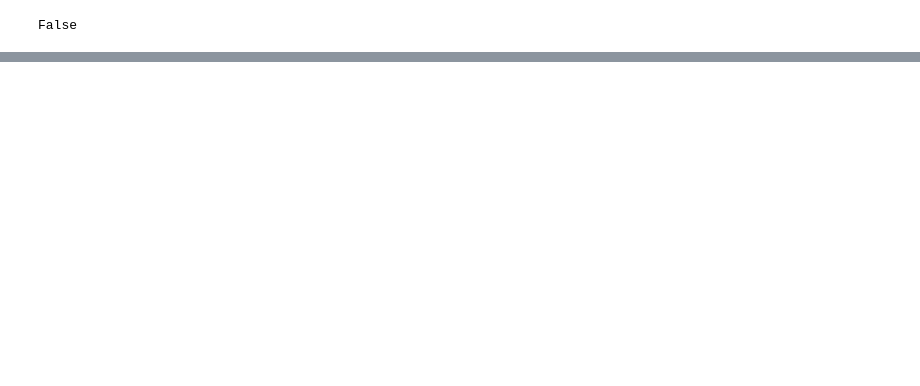
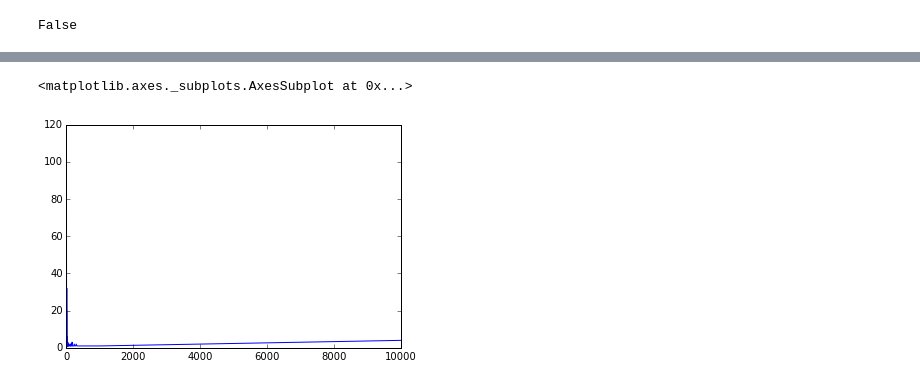
Before and after one commit to eric-czech/portfolio, a Jupyter notebook: demonstrative/python/notebooks/research/wmi/analysis/water_quality_analysis.ipynb, the cells around one changed output, grey strips where cells are left out. Cells and saved outputs as stored; diff of their text form; code cells hidden in the pictures; blank space fills up the shorter version.

```diff
--- a/demonstrative/python/notebooks/research/wmi/analysis/water_quality_analysis.ipynb
+++ b/demonstrative/python/notebooks/research/wmi/analysis/water_quality_analysis.ipynb
@@ -208,0 +227,3 @@ np.isfinite
+# %%
+dt = data.load_table('AssessmentSummaryInformation')
+dt.info()
@@ -208,0 +248,39 @@ np.isfinite
+# %%
+param_normalize = lambda d: d.assign(Parameter=d['Parameter'].str.title())
+
+d = pd.merge(
+    data.load_table('WaterQualityTests').drop(['GPSLatitude', 'GPSLongitude'], axis=1),
+    data.load_table('WaterQualityTestParameters').pipe(param_normalize),
+    how='left', on='TestID'
+)
+d = pd.merge(
+    d,
+    data.load_table('AssessmentSummaryInformation')[['AssessmentID', 'Country', 'Region', 'AssessmentName']],
+    how='left', on='AssessmentID'
+)
+d = pd.merge(
+    d,
+    data.load_table('WaterQualityStandards').rename(columns={'Units': 'StandardUnits'}).pipe(param_normalize),
+    how='left', on='Parameter'
+)
+d = pd.merge(
+    d,
+    data.load_table('DistributionPoints'),
+    how='left', on=['DistributionPointID', 'AssessmentID']
+)
+
+d = d[d['Units'].notnull()]
+d = d[d['Value'].notnull()]
+d = d[~d['AssessmentName'].apply(lambda x: ' test ' in x.lower())]
+
+# Remove measurements with this parameter and unit combination (not sure how to convert them)
+#mask = (d['Parameter'] == 'Chlorine, Free') & (d['Units'] == 'CFU/100ml')
+mask = d['Units'] == 'CFU/100ml'
+d = d[~mask.values]
+
+d = d[[c for c in d if d[c].notnull().sum() > 0]]
+
+# Normalize measurement units
+d = d.groupby('Parameter', group_keys=False).apply(data.convert_water_quality_units)
+
+d.info()
@@ -208,0 +354,5 @@ np.isfinite
+# %%
+d[d['Parameter'] == 'Turbidity']['Value'].value_counts().sort_index().plot()
+# %% [output]
+<matplotlib.axes._subplots.AxesSubplot at 0x...>
+[figure, added]
```
Also changed, not shown: parts of 16 cells of this notebook, 8 other files.
